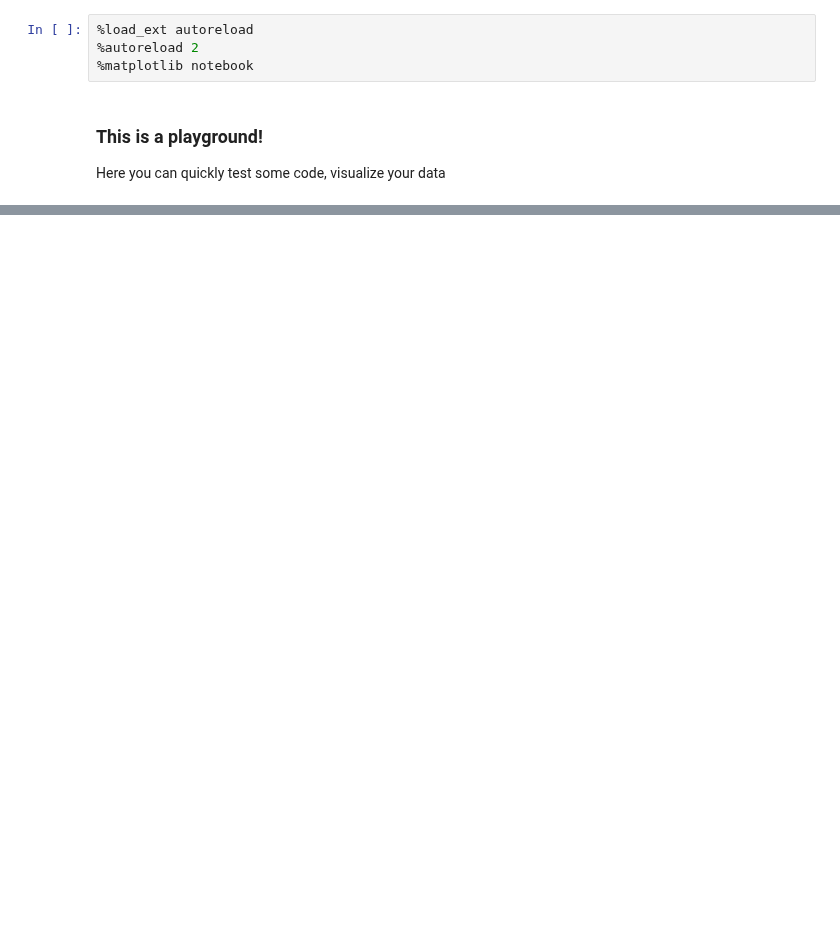
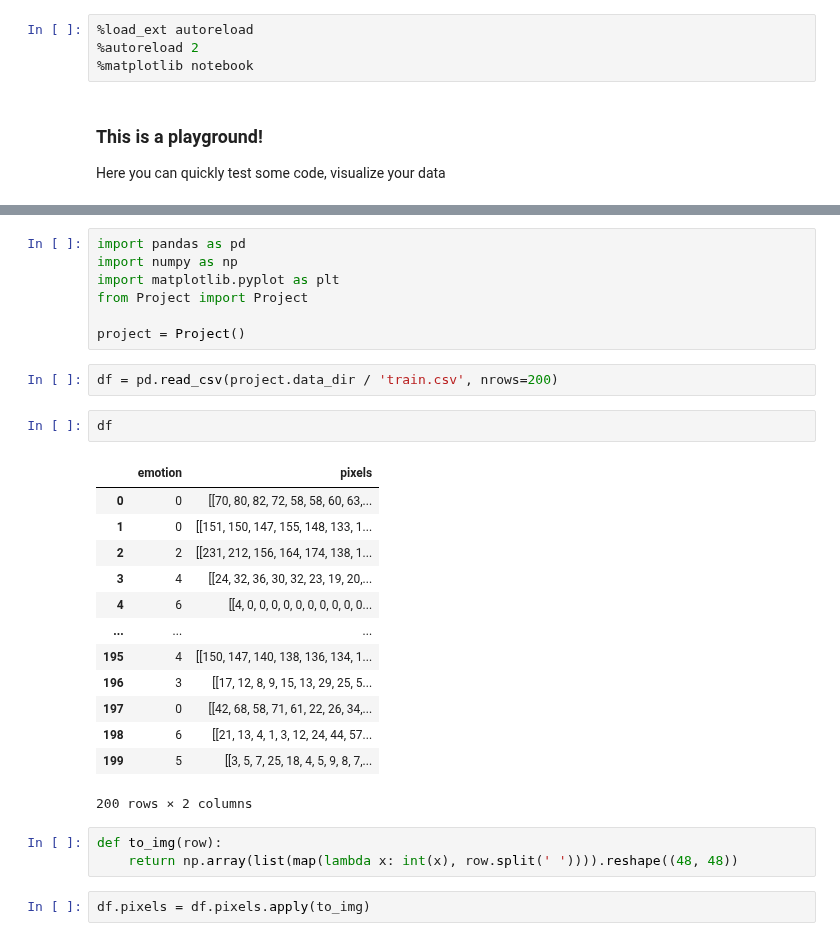
Before and after one commit to FrancescoSaverioZuppichini/Emotions-Detection, a Jupyter notebook: playground.ipynb, the cells around one changed output, grey strips where cells are left out. Saved outputs shown, nothing was run; the diff lists cells and outputs as text; blank space fills up the shorter version.

```diff
--- a/playground.ipynb
+++ b/playground.ipynb
@@ -29,0 +9,30 @@ show_dataset(ds, n=len(ds))
+# %%
+import pandas as pd
+import numpy as np
+import matplotlib.pyplot as plt
+from Project import Project
+
+project = Project()
+# %%
+df = pd.read_csv(project.data_dir / 'train.csv', nrows=200)
+# %%
+df
+# %% [output]
+|  | emotion | pixels |
+| 0 | 0 | [[70, 80, 82, 72, 58, 58, 60, 63,... |
+| 1 | 0 | [[151, 150, 147, 155, 148, 133, 1... |
+| 2 | 2 | [[231, 212, 156, 164, 174, 138, 1... |
+| 3 | 4 | [[24, 32, 36, 30, 32, 23, 19, 20,... |
+| 4 | 6 | [[4, 0, 0, 0, 0, 0, 0, 0, 0, 0, 0... |
+| ... | ... | ... |
+| 195 | 4 | [[150, 147, 140, 138, 136, 134, 1... |
+| 196 | 3 | [[17, 12, 8, 9, 15, 13, 29, 25, 5... |
+| 197 | 0 | [[42, 68, 58, 71, 61, 22, 26, 34,... |
+| 198 | 6 | [[21, 13, 4, 1, 3, 12, 24, 44, 57... |
+| 199 | 5 | [[3, 5, 7, 25, 18, 4, 5, 9, 8, 7,... |
+200 rows × 2 columns
+# %%
+def to_img(row):
+    return np.array(list(map(lambda x: int(x), row.split(' ')))).reshape((48, 48))
+# %%
+df.pixels = df.pixels.apply(to_img)
```
Also changed, not shown: parts of 5 cells of this notebook, 18 other files.
